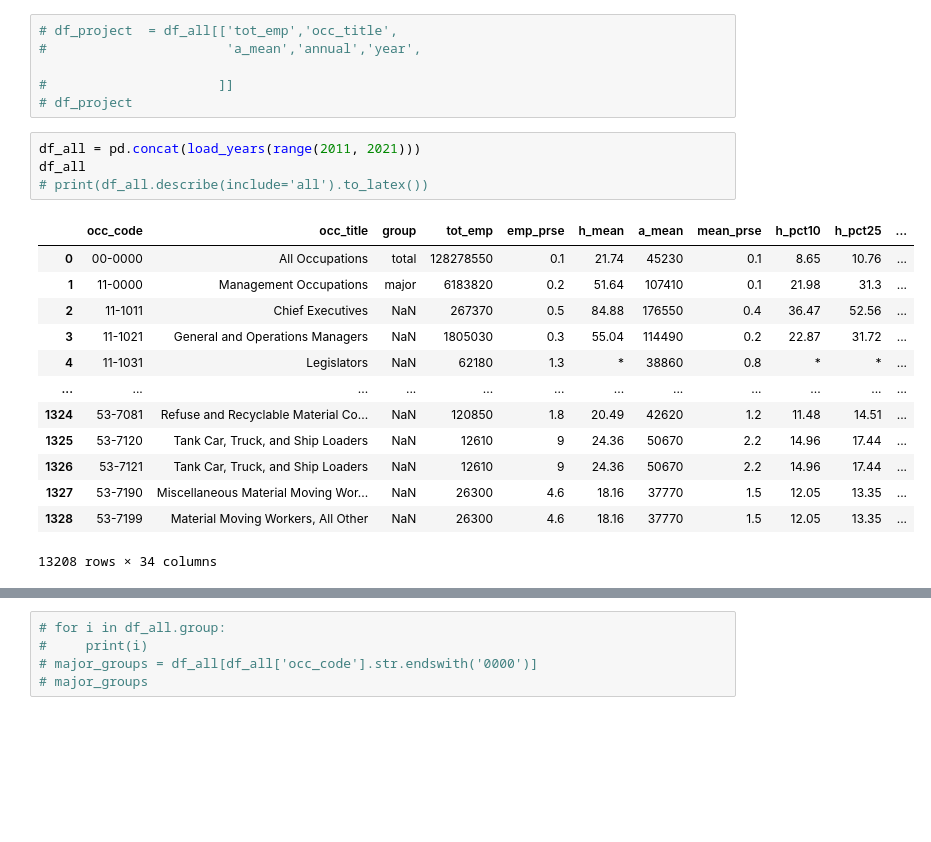
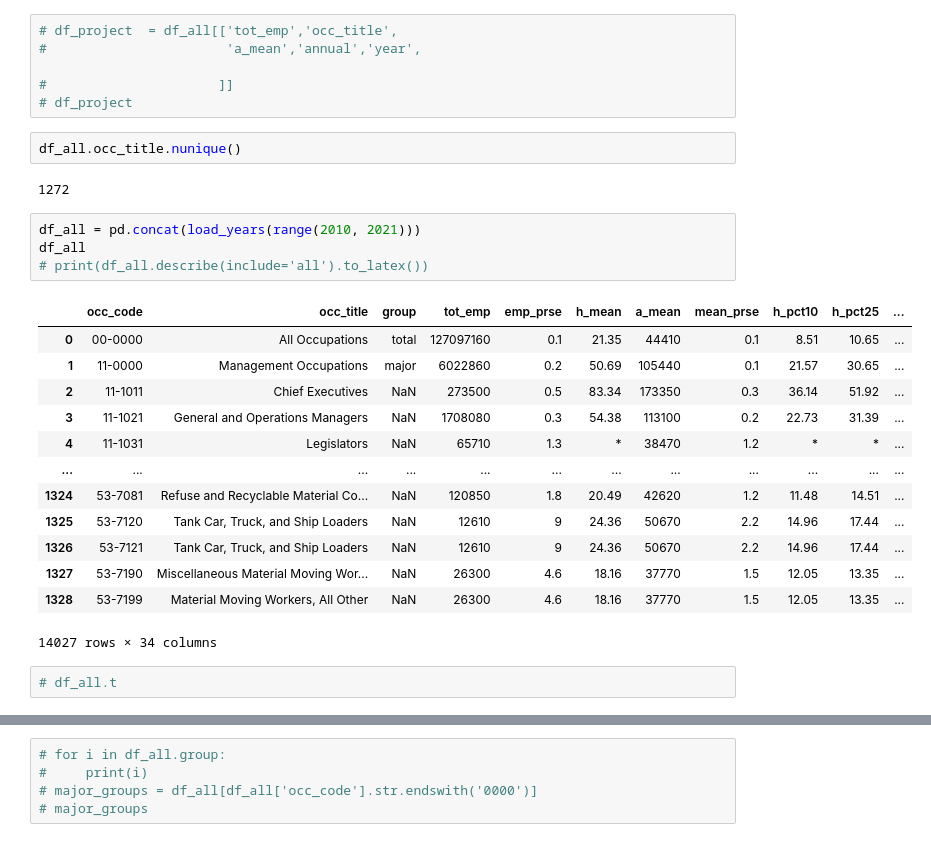
Before and after one commit to Tuguluke/CSCI5502, a Jupyter notebook: codes/src/notebooks/bdf_eda.ipynb, the cells around one changed output, grey strips where cells are left out. Saved outputs shown, nothing was run; the diff lists cells and outputs as text; blank space fills up the shorter version.

```diff
--- a/codes/src/notebooks/bdf_eda.ipynb
+++ b/codes/src/notebooks/bdf_eda.ipynb
@@ -82,21 +64,27 @@ memory usage: 3.5+ MB
 
 #                      ]]
 # df_project
+# %%
+df_all.occ_title.nunique()
+# %% [output]
+1272
 # %%
-df_all = pd.concat(load_years(range(2011, 2021)))
+df_all = pd.concat(load_years(range(2010, 2021)))
 df_all
 # print(df_all.describe(include='all').to_latex())
 # %% [output]
 |  | occ_code | occ_title | group | tot_emp | emp_prse | h_mean | a_mean | mean_prse | h_pct10 | h_pct25 | ... |
-| 0 | 00-0000 | All Occupations | total | 128278550 | 0.1 | 21.74 | 45230 | 0.1 | 8.65 | 10.76 | ... |
-| 1 | 11-0000 | Management Occupations | major | 6183820 | 0.2 | 51.64 | 107410 | 0.1 | 21.98 | 31.3 | ... |
-| 2 | 11-1011 | Chief Executives | NaN | 267370 | 0.5 | 84.88 | 176550 | 0.4 | 36.47 | 52.56 | ... |
-| 3 | 11-1021 | General and Operations Managers | NaN | 1805030 | 0.3 | 55.04 | 114490 | 0.2 | 22.87 | 31.72 | ... |
-| 4 | 11-1031 | Legislators | NaN | 62180 | 1.3 | * | 38860 | 0.8 | * | * | ... |
+| 0 | 00-0000 | All Occupations | total | 127097160 | 0.1 | 21.35 | 44410 | 0.1 | 8.51 | 10.65 | ... |
+| 1 | 11-0000 | Management Occupations | major | 6022860 | 0.2 | 50.69 | 105440 | 0.1 | 21.57 | 30.65 | ... |
+| 2 | 11-1011 | Chief Executives | NaN | 273500 | 0.5 | 83.34 | 173350 | 0.3 | 36.14 | 51.92 | ... |
+| 3 | 11-1021 | General and Operations Managers | NaN | 1708080 | 0.3 | 54.38 | 113100 | 0.2 | 22.73 | 31.39 | ... |
+| 4 | 11-1031 | Legislators | NaN | 65710 | 1.3 | * | 38470 | 1.2 | * | * | ... |
 | ... | ... | ... | ... | ... | ... | ... | ... | ... | ... | ... | ... |
 | 1324 | 53-7081 | Refuse and Recyclable Material Co... | NaN | 120850 | 1.8 | 20.49 | 42620 | 1.2 | 11.48 | 14.51 | ... |
 | 1325 | 53-7120 | Tank Car, Truck, and Ship Loaders | NaN | 12610 | 9 | 24.36 | 50670 | 2.2 | 14.96 | 17.44 | ... |
 | 1326 | 53-7121 | Tank Car, Truck, and Ship Loaders | NaN | 12610 | 9 | 24.36 | 50670 | 2.2 | 14.96 | 17.44 | ... |
 | 1327 | 53-7190 | Miscellaneous Material Moving Wor... | NaN | 26300 | 4.6 | 18.16 | 37770 | 1.5 | 12.05 | 13.35 | ... |
 | 1328 | 53-7199 | Material Moving Workers, All Other | NaN | 26300 | 4.6 | 18.16 | 37770 | 1.5 | 12.05 | 13.35 | ... |
-13208 rows × 34 columns
+14027 rows × 34 columns
+# %%
+# df_all.t
```
Also changed, not shown: parts of 26 cells of this notebook, 44 other files.
